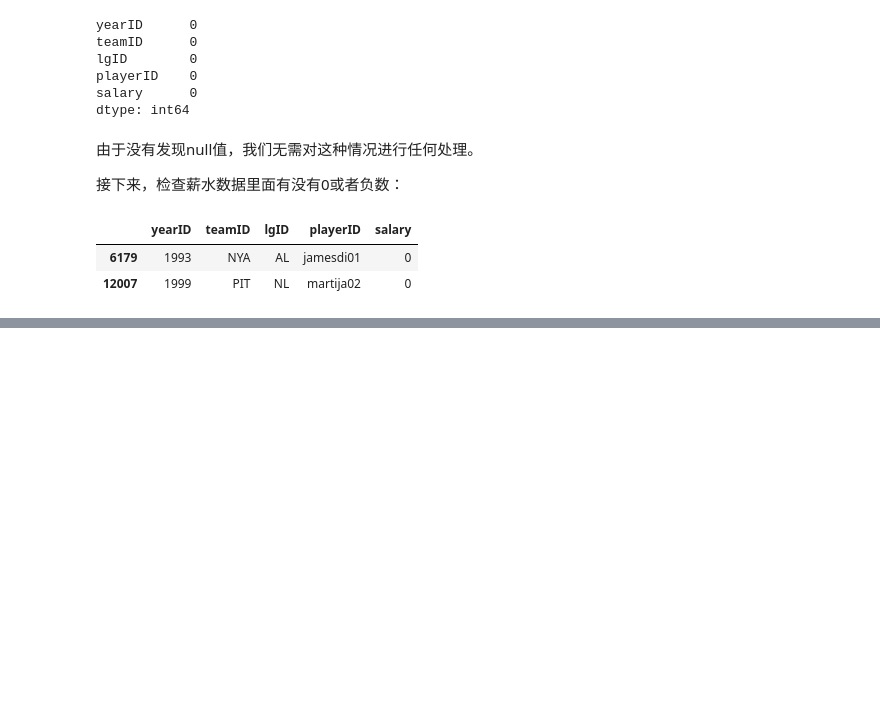
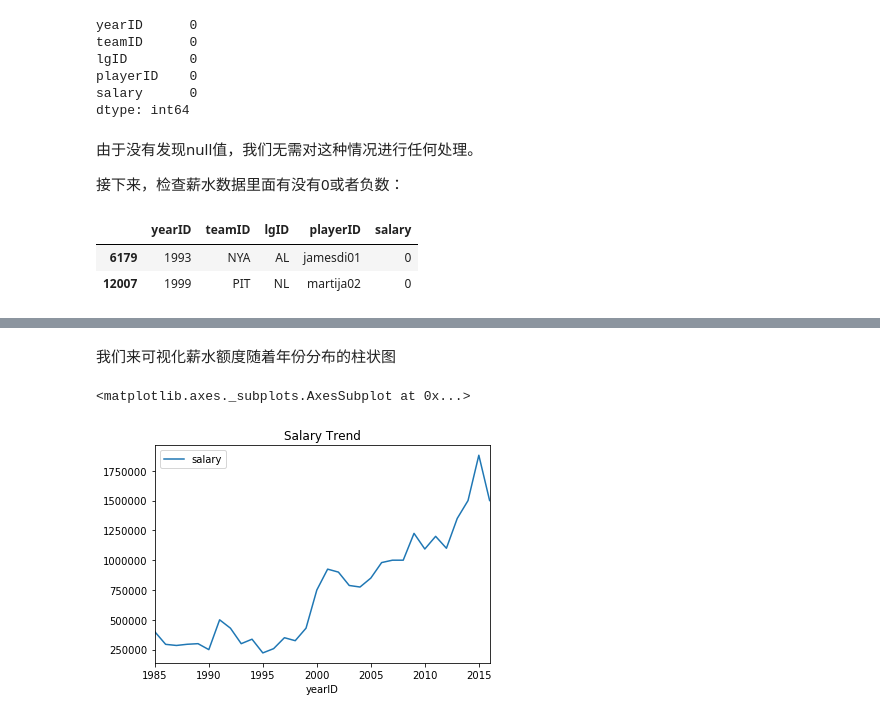
Before and after one commit to sunrise2075/ud-ml-basics-p4-dataset-investigation, a Jupyter notebook: data-report.ipynb, the cells around one changed output, grey strips where cells are left out. Drawn from its saved outputs; the diff is of its cells as text; code cells hidden in the pictures; blank space fills up the shorter version.

```diff
--- a/data-report.ipynb
+++ b/data-report.ipynb
@@ -89,0 +180,4 @@ salariesDF[salariesDF["salary"] <= 0]
+# %%
+salaryYearDF = salariesDF[['yearID', 'salary']].groupby(['yearID']).median()
+
+salaryYearDF
@@ -89,0 +203,8 @@ salariesDF[salariesDF["salary"] <= 0]
+# %% [markdown]
+我们来可视化薪水额度随着年份分布的柱状图
+# %%
+# 生成折线图
+salaryYearDF.plot(title='Salary Trend')
+# %% [output]
+<matplotlib.axes._subplots.AxesSubplot at 0x...>
+[figure, added]
```
Also changed, not shown: parts of 19 cells of this notebook.
